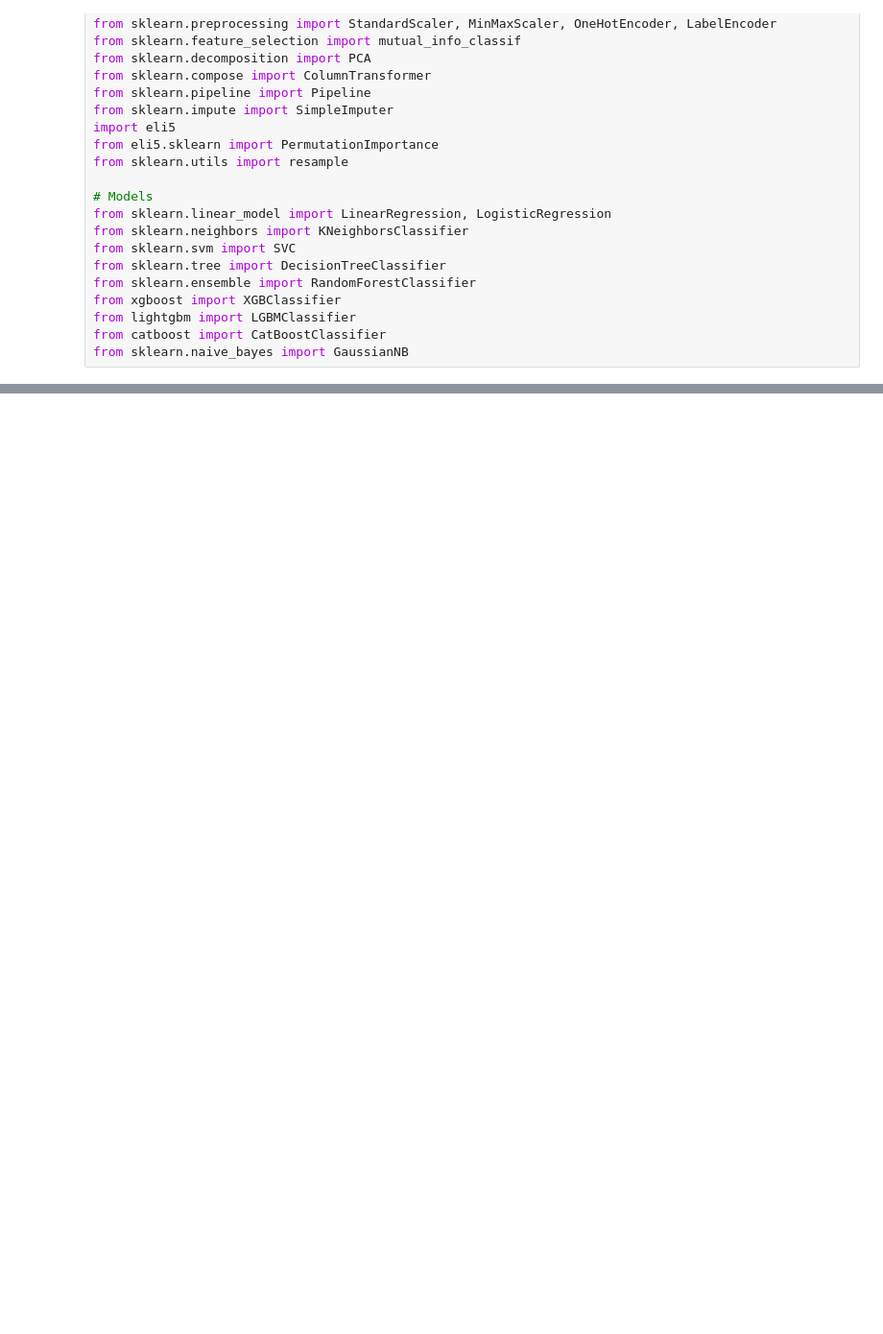
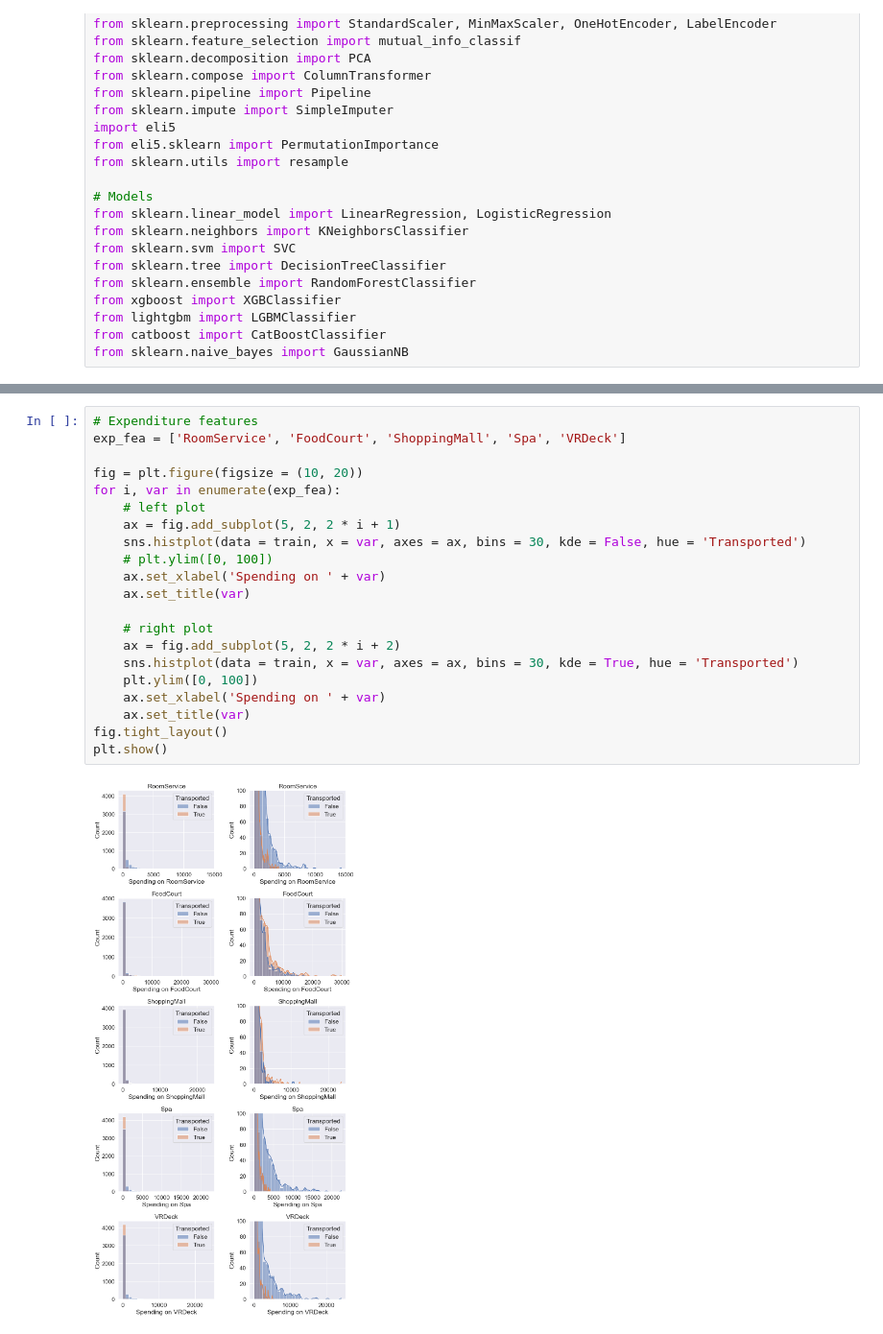
Before and after one commit to PdAlbedo/Spaceship_Titanic, a Jupyter notebook: Spaceship_Practice_Guide.ipynb, the cells around one changed output, grey strips where cells are left out. Shown: that part at 96% size. Drawn from its saved outputs; the diff is of its cells as text; blank space fills up the shorter version.

```diff
--- a/Spaceship_Practice_Guide.ipynb
+++ b/Spaceship_Practice_Guide.ipynb
@@ -36,0 +160,23 @@ from sklearn.naive_bayes import GaussianNB
+# %%
+# Expenditure features
+exp_fea = ['RoomService', 'FoodCourt', 'ShoppingMall', 'Spa', 'VRDeck']
+
+fig = plt.figure(figsize = (10, 20))
+for i, var in enumerate(exp_fea):
+    # left plot
+    ax = fig.add_subplot(5, 2, 2 * i + 1)
+    sns.histplot(data = train, x = var, axes = ax, bins = 30, kde = False, hue = 'Transported')
+    # plt.ylim([0, 100])
+    ax.set_xlabel('Spending on ' + var)
+    ax.set_title(var)
+
+    # right plot
+    ax = fig.add_subplot(5, 2, 2 * i + 2)
+    sns.histplot(data = train, x = var, axes = ax, bins = 30, kde = True, hue = 'Transported')
+    plt.ylim([0, 100])
+    ax.set_xlabel('Spending on ' + var)
+    ax.set_title(var)
+fig.tight_layout()
+plt.show()
+# %% [output]
+[figure, added]
```
Also changed, not shown: parts of 42 cells of this notebook.
